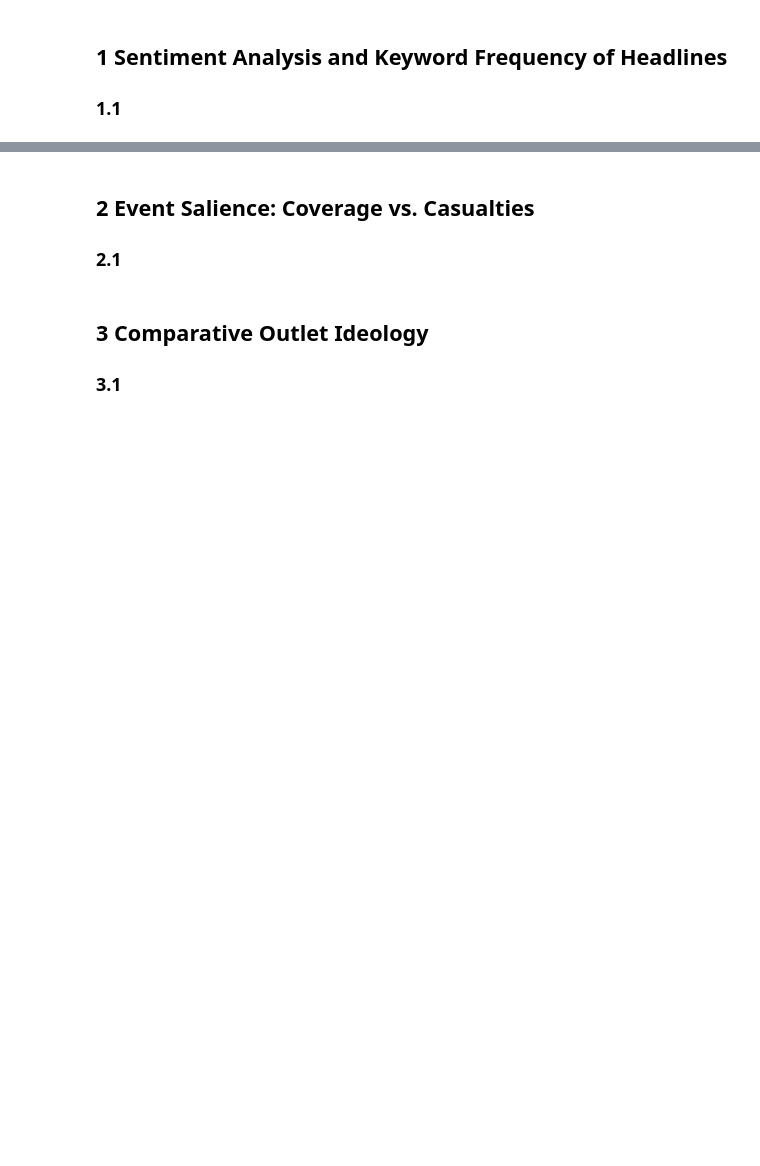
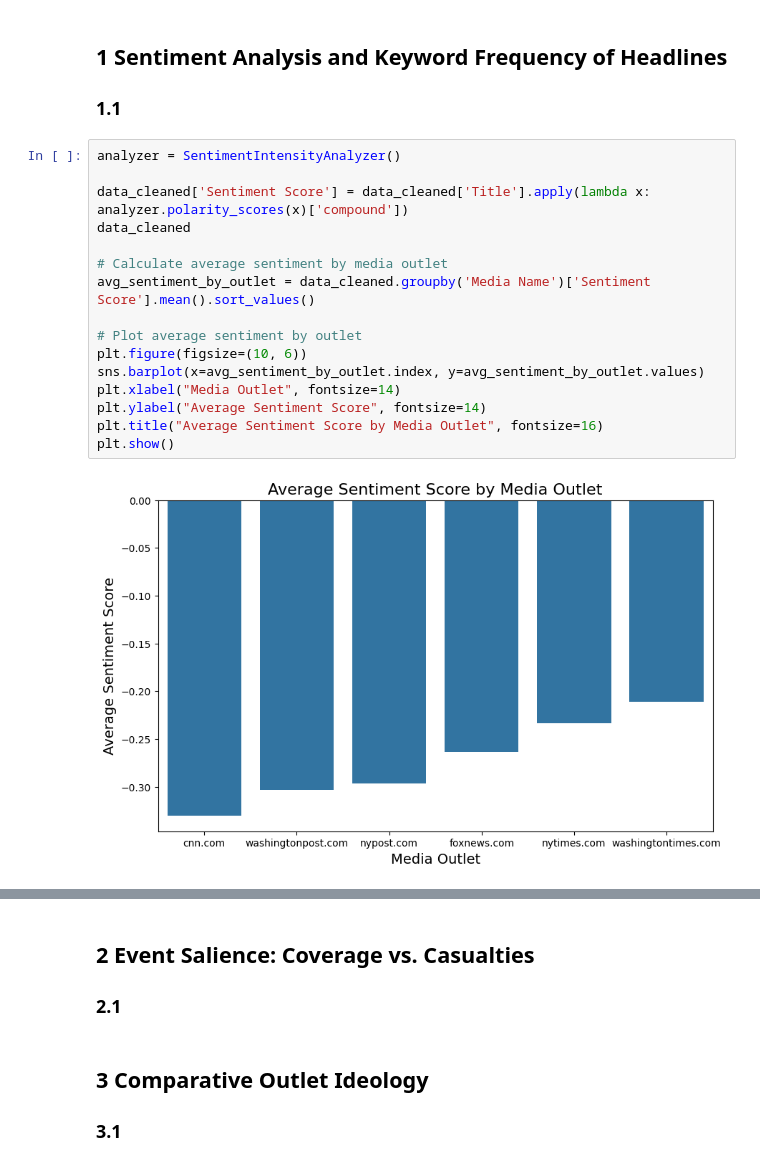
Before and after one commit to tinasophie15/FCSS-Project-Group-10, a Jupyter notebook: code/group10.ipynb, the cells around one changed output, grey strips where cells are left out. Drawn from its saved outputs; the diff is of its cells as text; blank space fills up the shorter version.

Commit message:
started sentiment analysis

```diff
--- a/code/group10.ipynb
+++ b/code/group10.ipynb
@@ -110,3 +114,21 @@ plt.show()
 ## 1 Sentiment Analysis and Keyword Frequency of Headlines
 
 ### 1.1
+# %%
+analyzer = SentimentIntensityAnalyzer()
+
+data_cleaned['Sentiment Score'] = data_cleaned['Title'].apply(lambda x: analyzer.polarity_scores(x)['compound'])
+data_cleaned
+
+# Calculate average sentiment by media outlet
+avg_sentiment_by_outlet = data_cleaned.groupby('Media Name')['Sentiment Score'].mean().sort_values()
+
+# Plot average sentiment by outlet
+plt.figure(figsize=(10, 6))
+sns.barplot(x=avg_sentiment_by_outlet.index, y=avg_sentiment_by_outlet.values)
+plt.xlabel("Media Outlet", fontsize=14)
+plt.ylabel("Average Sentiment Score", fontsize=14)
+plt.title("Average Sentiment Score by Media Outlet", fontsize=16)
+plt.show()
+# %% [output]
+[figure, added]
```
Also changed, not shown: parts of 7 cells of this notebook, 2 other files.
